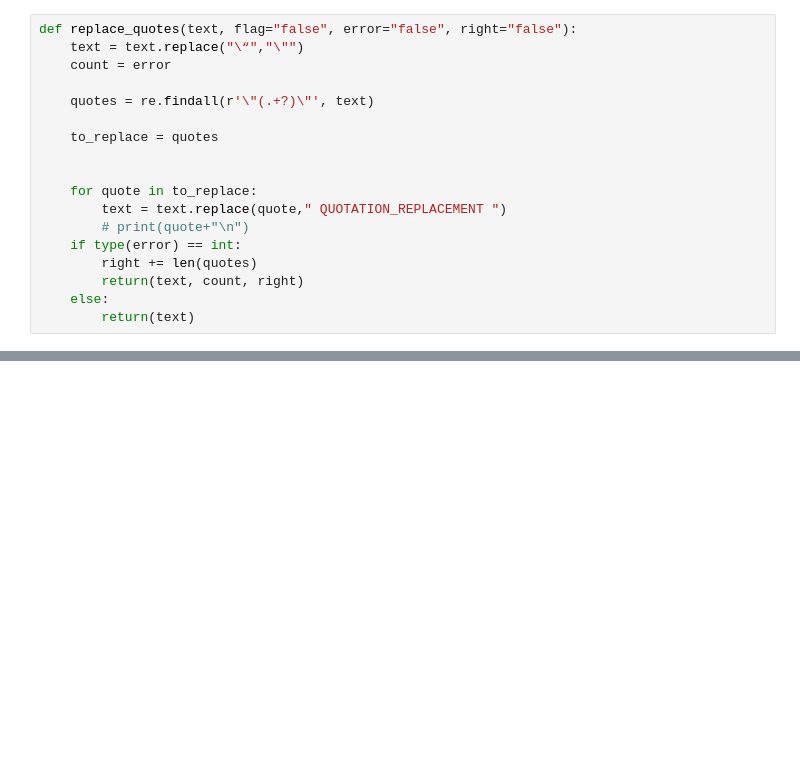
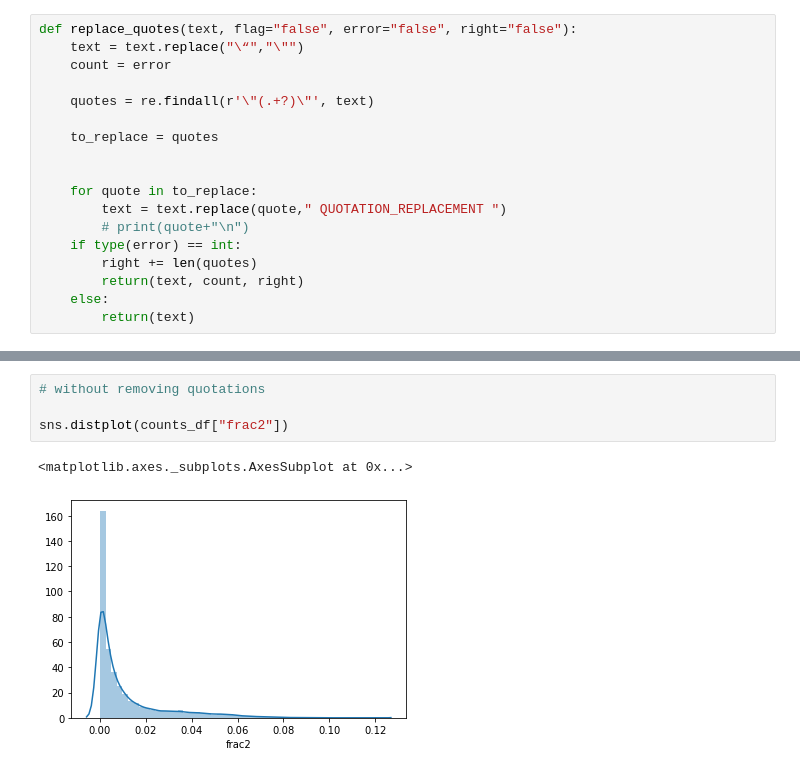
Before and after one commit to crboothb/sciencemag-careers-analysis, a Jupyter notebook: scripts/classifier.ipynb, the cells around one changed output, grey strips where cells are left out. Drawn from its saved outputs; the diff is of its cells as text; blank space fills up the shorter version.

```diff
--- a/scripts/classifier.ipynb
+++ b/scripts/classifier.ipynb
@@ -406,0 +365,7 @@ plt.savefig("../figs/pronounsovertime.png")
+# %%
+# without removing quotations
+
+sns.distplot(counts_df["frac2"])
+# %% [output]
+<matplotlib.axes._subplots.AxesSubplot at 0x...>
+[figure, added]
```
Also changed, not shown: parts of 24 cells of this notebook, 1 other file.
